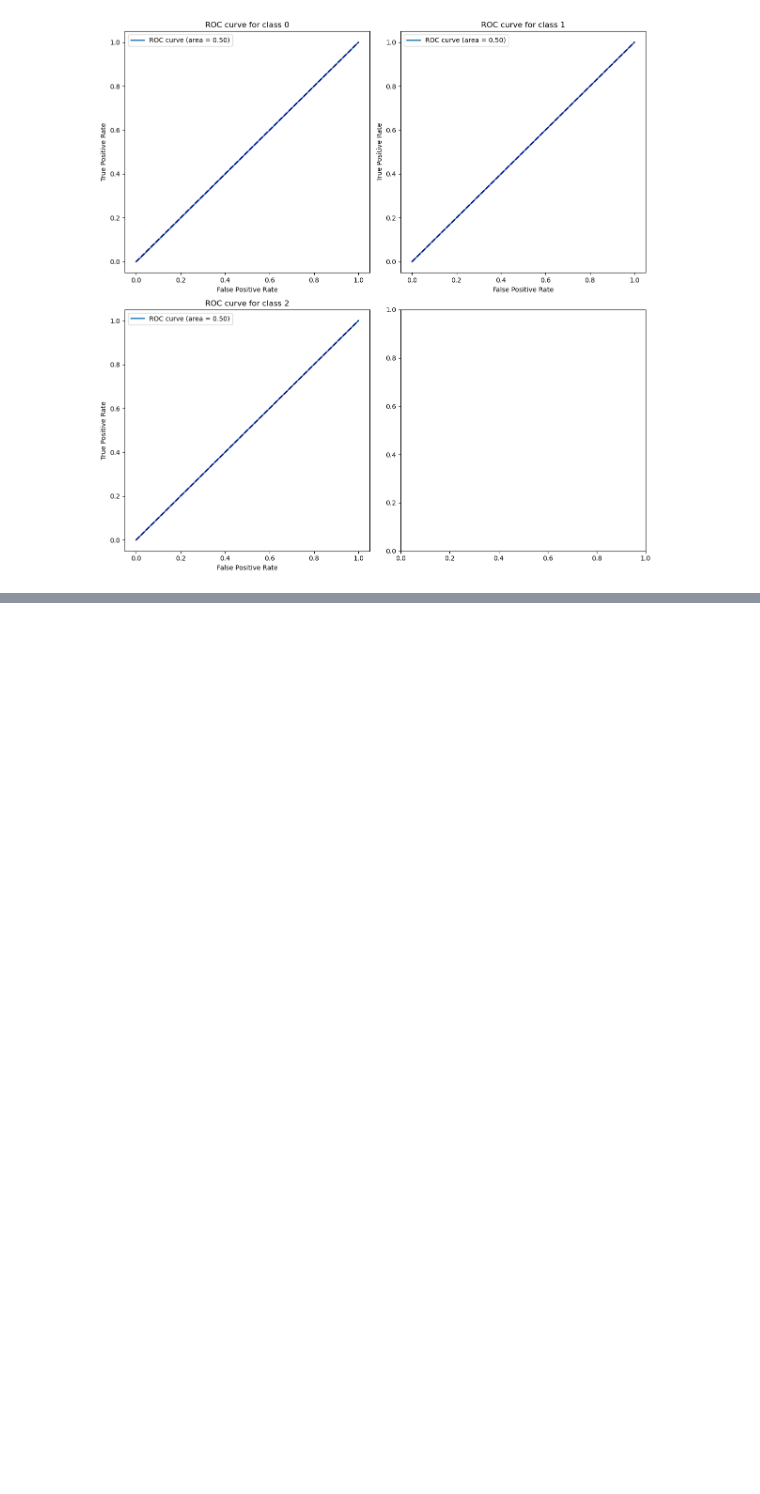
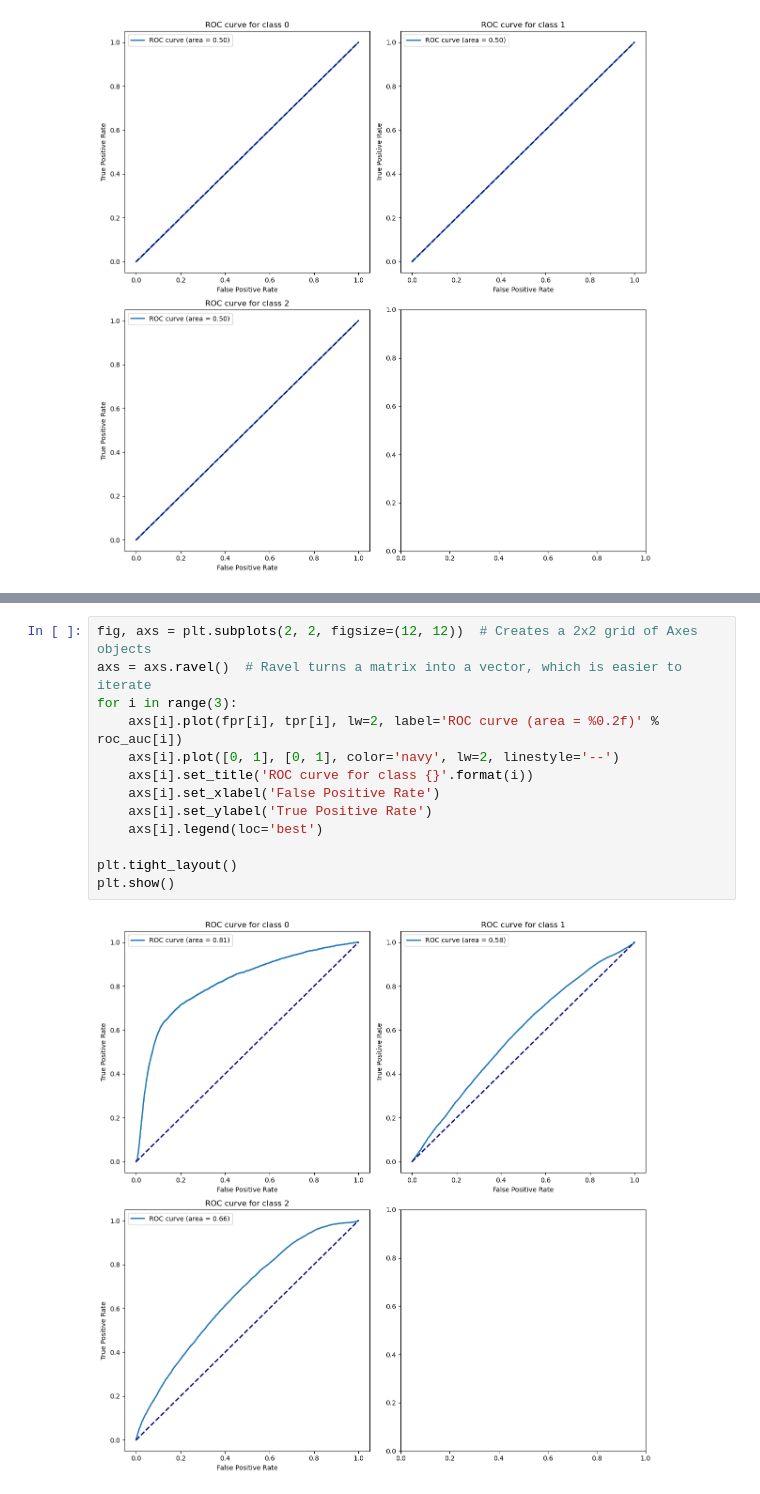
Before and after one commit to ReiannaLiu/Modeling-Earthquake-Damage, a Jupyter notebook: Modeling/naive_bayes_modeling.ipynb, the cells around one changed output, grey strips where cells are left out. Cells and saved outputs as stored; diff of their text form; blank space fills up the shorter version.

```diff
--- a/Modeling/naive_bayes_modeling.ipynb
+++ b/Modeling/naive_bayes_modeling.ipynb
@@ -188,0 +313,15 @@ plt.show()
+# %%
+fig, axs = plt.subplots(2, 2, figsize=(12, 12))  # Creates a 2x2 grid of Axes objects
+axs = axs.ravel()  # Ravel turns a matrix into a vector, which is easier to iterate
+for i in range(3):
+    axs[i].plot(fpr[i], tpr[i], lw=2, label='ROC curve (area = %0.2f)' % roc_auc[i])
+    axs[i].plot([0, 1], [0, 1], color='navy', lw=2, linestyle='--')
+    axs[i].set_title('ROC curve for class {}'.format(i))
+    axs[i].set_xlabel('False Positive Rate')
+    axs[i].set_ylabel('True Positive Rate')
+    axs[i].legend(loc='best')
+
+plt.tight_layout()
+plt.show()
+# %% [output]
+[figure, added]
```
Also changed, not shown: parts of 12 cells of this notebook, 20 other files.
